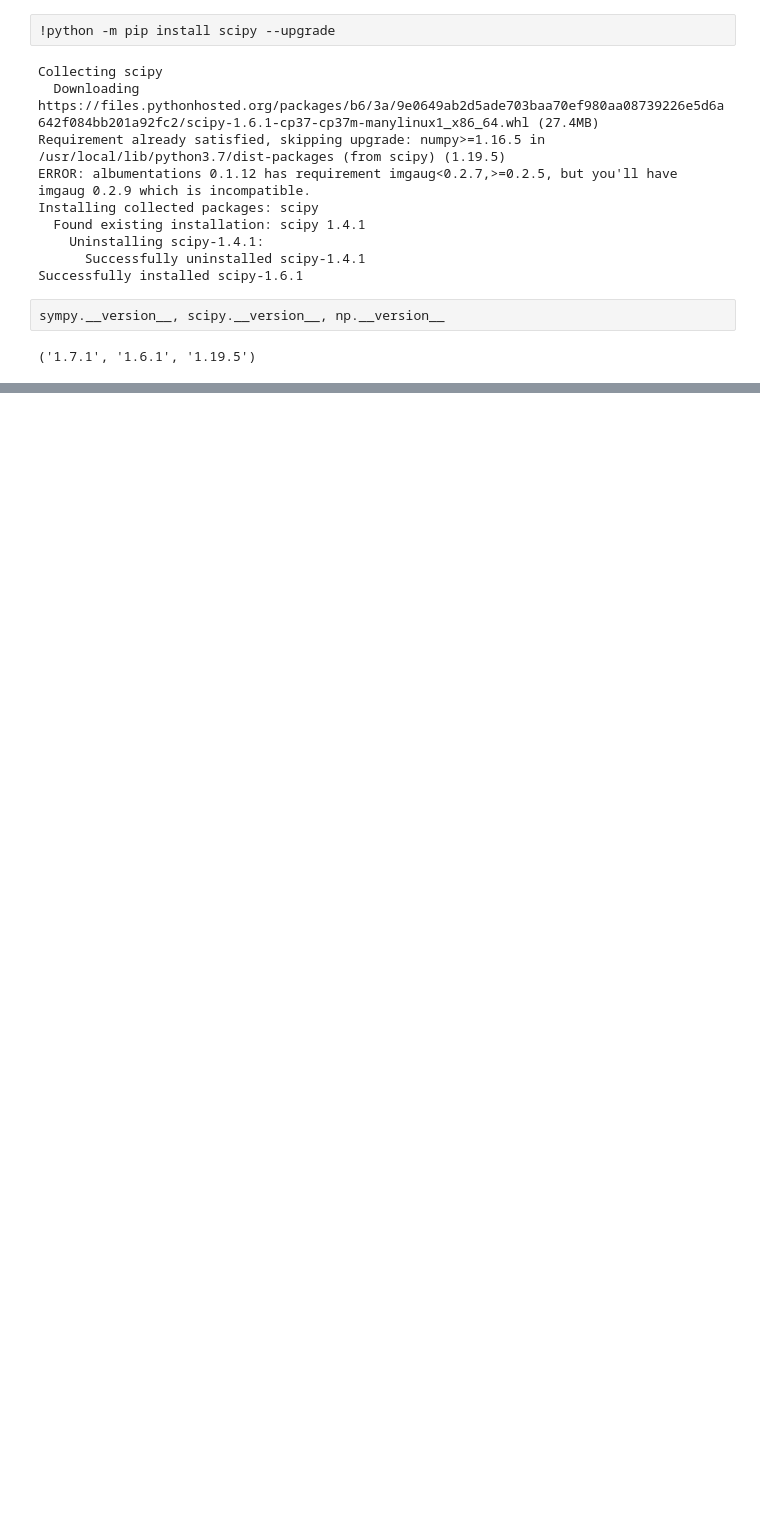
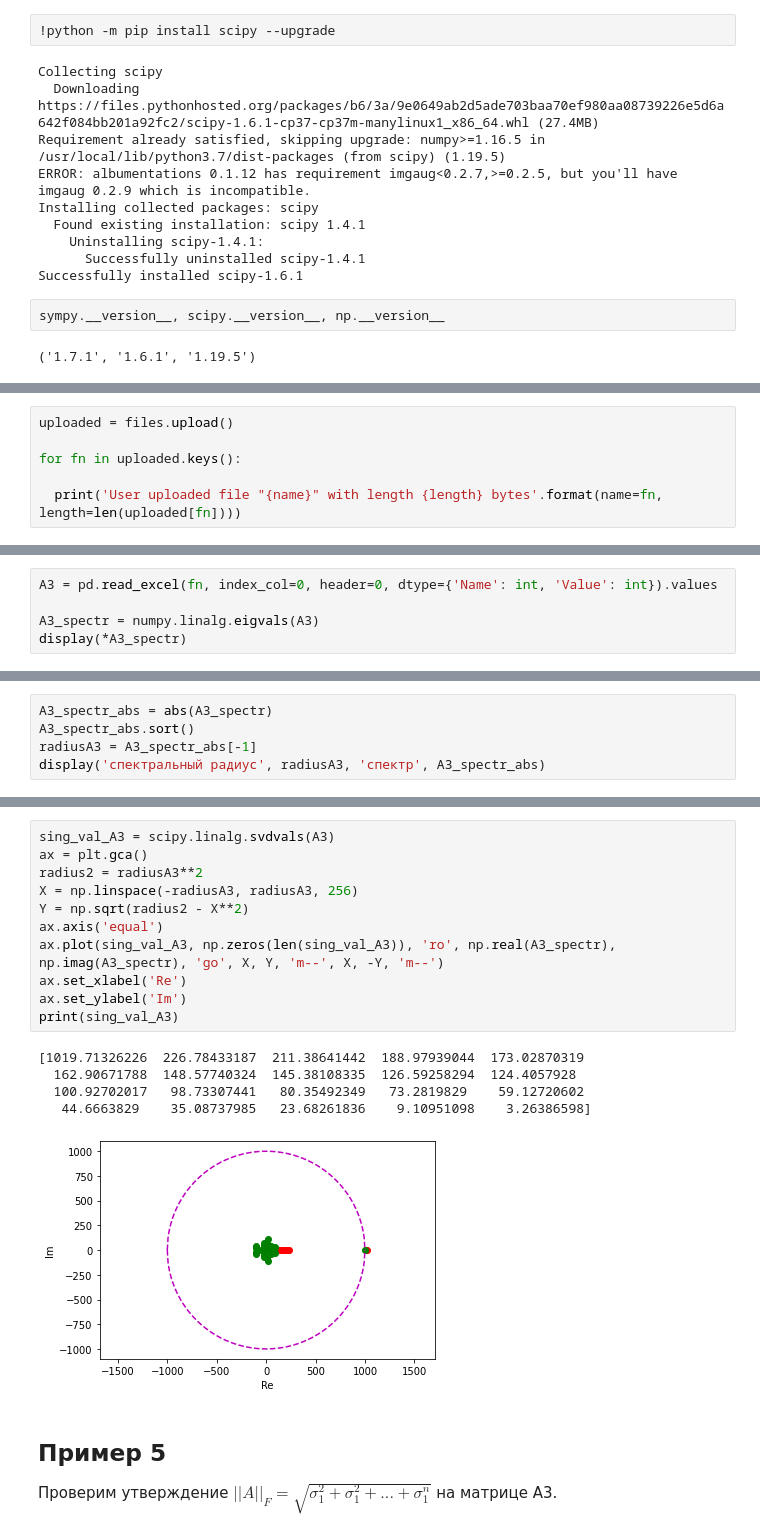
Before and after one commit to GalinaZh/Appl_alg2021, a Jupyter notebook: Applied_Alg_sem_10_rank.ipynb, the cells around one changed output, grey strips where cells are left out. Cells and saved outputs as stored; diff of their text form; blank space fills up the shorter version.

```diff
--- a/Applied_Alg_sem_10_rank.ipynb
+++ b/Applied_Alg_sem_10_rank.ipynb
@@ -128,0 +133,6 @@ display([('ord', item, '||M||', [(Mnorm, round(Mnorm, 5)) for Mnorm in [Msym.nor
+# %%
+uploaded = files.upload()
+
+for fn in uploaded.keys():
+
+  print('User uploaded file "{name}" with length {length} bytes'.format(name=fn, length=len(uploaded[fn])))
@@ -128,0 +143,5 @@ display([('ord', item, '||M||', [(Mnorm, round(Mnorm, 5)) for Mnorm in [Msym.nor
+# %%
+A3 = pd.read_excel(fn, index_col=0, header=0, dtype={'Name': int, 'Value': int}).values
+
+A3_spectr = numpy.linalg.eigvals(A3)
+display(*A3_spectr)
@@ -128,0 +164,5 @@ display([('ord', item, '||M||', [(Mnorm, round(Mnorm, 5)) for Mnorm in [Msym.nor
+# %%
+A3_spectr_abs = abs(A3_spectr)
+A3_spectr_abs.sort()
+radiusA3 = A3_spectr_abs[-1]
+display('спектральный радиус', radiusA3, 'спектр', A3_spectr_abs)
@@ -128,0 +186,20 @@ display([('ord', item, '||M||', [(Mnorm, round(Mnorm, 5)) for Mnorm in [Msym.nor
+# %%
+sing_val_A3 = scipy.linalg.svdvals(A3)
+ax = plt.gca()
+radius2 = radiusA3**2
+X = np.linspace(-radiusA3, radiusA3, 256)
+Y = np.sqrt(radius2 - X**2)
+ax.axis('equal')
+ax.plot(sing_val_A3, np.zeros(len(sing_val_A3)), 'ro', np.real(A3_spectr), np.imag(A3_spectr), 'go', X, Y, 'm--', X, -Y, 'm--')
+ax.set_xlabel('Re')
+ax.set_ylabel('Im')
+print(sing_val_A3)
+# %% [output]
+[1019.71326226  226.78433187  211.38641442  188.97939044  173.02870319
+  162.90671788  148.57740324  145.38108335  126.59258294  124.4057928
+  100.92702017   98.73307441   80.35492349   73.2819829    59.12720602
+   44.6663829    35.08737985   23.68261836    9.10951098    3.26386598]
+[figure, added]
+# %% [markdown]
+## Пример 5
+Проверим утверждение $||A||_F = \sqrt{\sigma_1^2 + \sigma_1^2 + ... + \sigma_1^n}$ на матрице А3.
```
Also changed, not shown: parts of 23 cells of this notebook.
